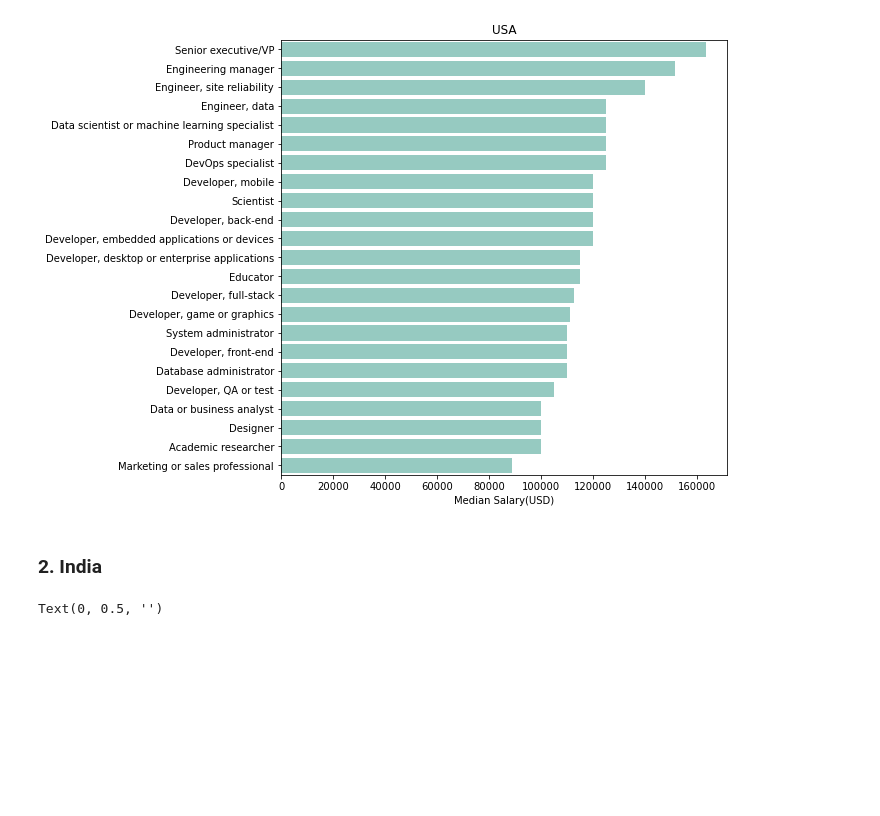
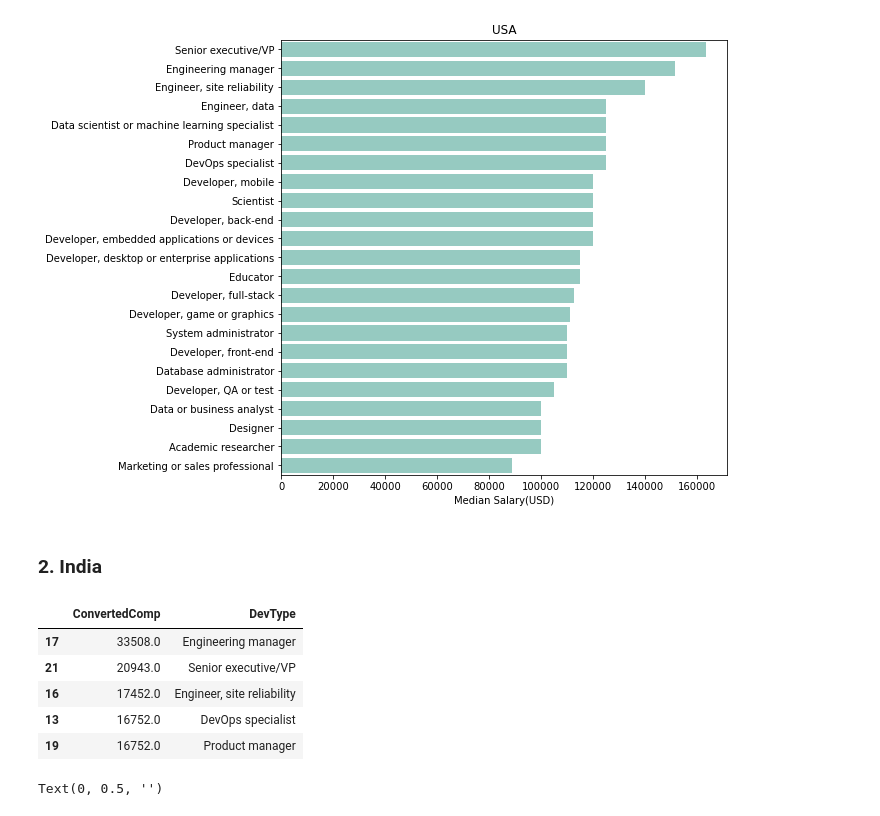
Before and after one commit to Arjunar92/StackOverflow_dev_survey, a Jupyter notebook: StackOverflow_2020_USvsIndia_Final.ipynb, the cells around one changed output. Drawn from its saved outputs; the diff is of its cells as text; code cells hidden in the pictures; blank space fills up the shorter version.

```diff
--- a/StackOverflow_2020_USvsIndia_Final.ipynb
+++ b/StackOverflow_2020_USvsIndia_Final.ipynb
@@ -677,3 +627,13 @@ df_my_list1 = df_my_list1.sort_values(by = 'Salary', ascending = False)
+# %%
+median_sal_ind = split_the_multipunch(df_ind1 ,'DevType' , 'ConvertedComp' ,  DevType_Values)
+median_sal_ind.head()
+# %% [output]
+|  | ConvertedComp | DevType |
+| 17 | 33508.0 | Engineering manager |
+| 21 | 20943.0 | Senior executive/VP |
+| 16 | 17452.0 | Engineer, site reliability |
+| 13 | 16752.0 | DevOps specialist |
+| 19 | 16752.0 | Product manager |
 # %%
 # Bar Chart to indicate median salary for each DevType
 plt.figure(figsize=[8,8])
```
Also changed, not shown: parts of 7 cells of this notebook.
